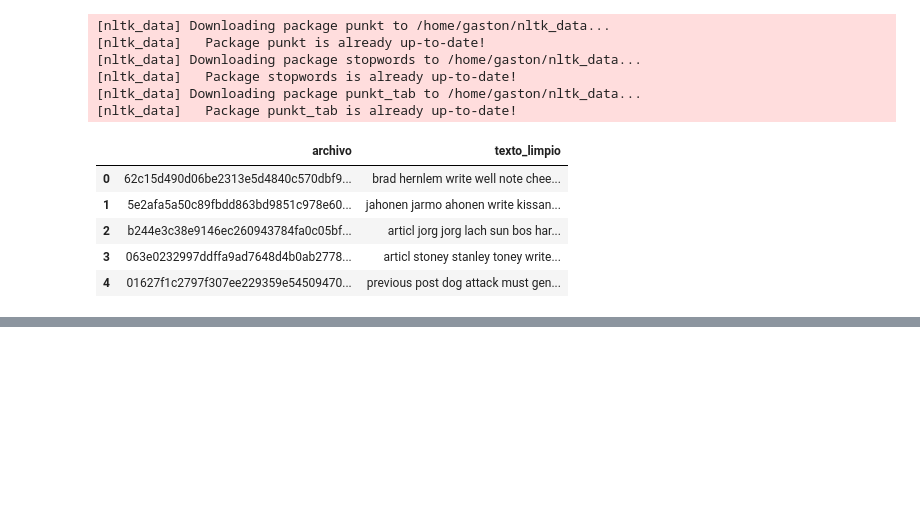
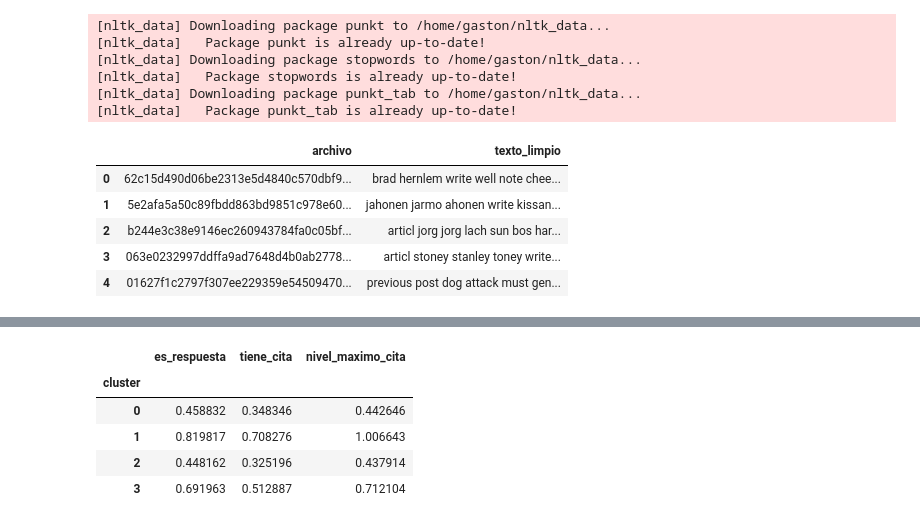
Before and after one commit to gastonnina/miadas_M04_L03, a Jupyter notebook: index.ipynb, the cells around one changed output, grey strips where cells are left out. Saved outputs shown, nothing was run; the diff lists cells and outputs as text; code cells hidden in the pictures; blank space fills up the shorter version.

```diff
--- a/index.ipynb
+++ b/index.ipynb
@@ -195,0 +304,9 @@ df[['archivo', 'texto_limpio']].head()
+# %%
+df.groupby('cluster')[['es_respuesta', 'tiene_cita', 'nivel_maximo_cita']].mean()
+# %% [output]
+|  | es_respuesta | tiene_cita | nivel_maximo_cita |
+| cluster |  |  |  |
+| 0 | 0.458832 | 0.348346 | 0.442646 |
+| 1 | 0.819817 | 0.708276 | 1.006643 |
+| 2 | 0.448162 | 0.325196 | 0.437914 |
+| 3 | 0.691963 | 0.512887 | 0.712104 |
```
Also changed, not shown: parts of 9 cells of this notebook.
